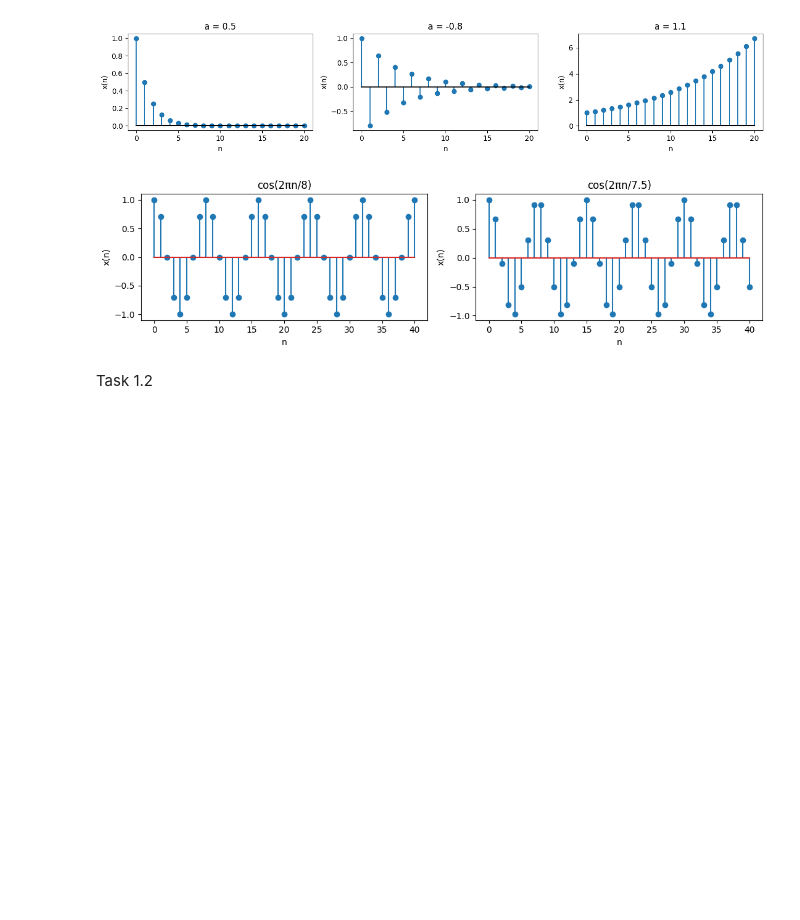
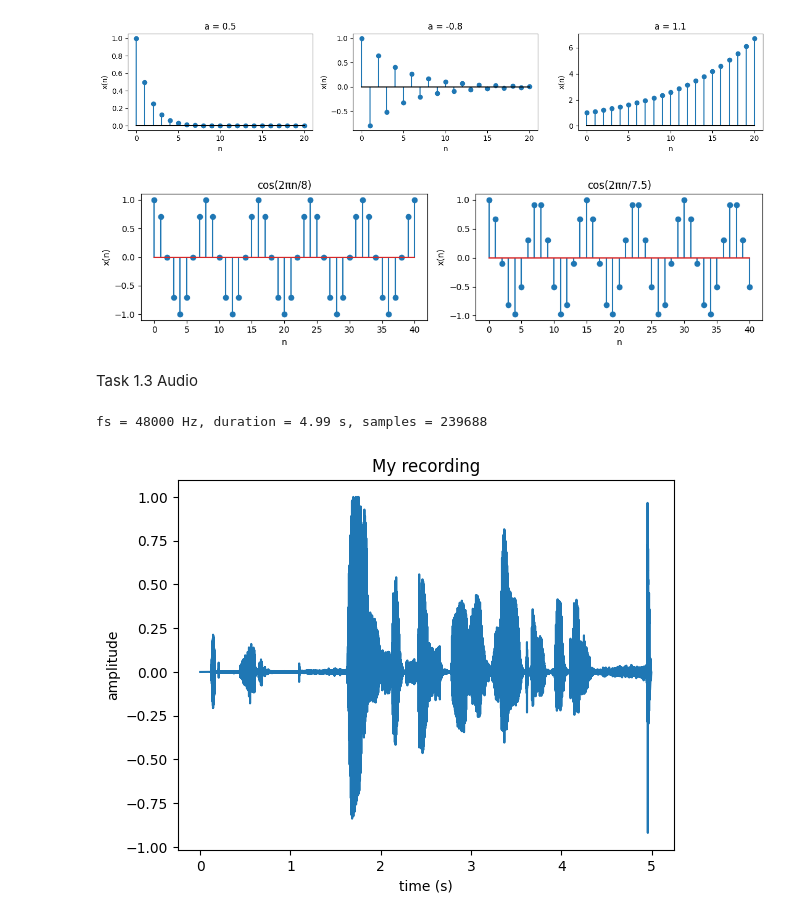
Before and after one commit to Peter0176/COU07506-labs, a Jupyter notebook: COU07506_Week01_240242462943.ipynb, the cells around one changed output. Cells and saved outputs as stored; diff of their text form; code cells hidden in the pictures; blank space fills up the shorter version.

```diff
--- a/COU07506_Week01_240242462943.ipynb
+++ b/COU07506_Week01_240242462943.ipynb
@@ -22,4 +51,25 @@ plt.tight_layout(); plt.show()
 [figure]
 [figure]
 # %% [markdown]
-Task 1.2
+Task 1.3 Audio
+# %%
+import os
+from scipy.io import wavfile
+
+fname = "voice_Ptt_2026-11-24_at_23_02_00.wav"
+if os.path.exists(fname):
+    fs, x = wavfile.read(fname)
+    if x.ndim > 1:
+        x = x.mean(axis=1)
+    x = x / np.max(np.abs(x))
+else:
+    fs = 16000
+    t = np.arange(0, 2, 1/fs)
+    x = 0.5*np.sin(2*np.pi*440*t) * np.exp(-t)
+t = np.arange(len(x)) / fs
+print(f"fs = {fs} Hz, duration = {len(x)/fs:.2f} s, samples = {len(x)}")
+plt.plot(t, x); plt.xlabel("time (s)"); plt.ylabel("amplitude")
+plt.title("My recording"); plt.show()
+# %% [output]
+fs = 48000 Hz, duration = 4.99 s, samples = 239688
+[figure, added]
```
Also changed, not shown: parts of 6 cells of this notebook.
